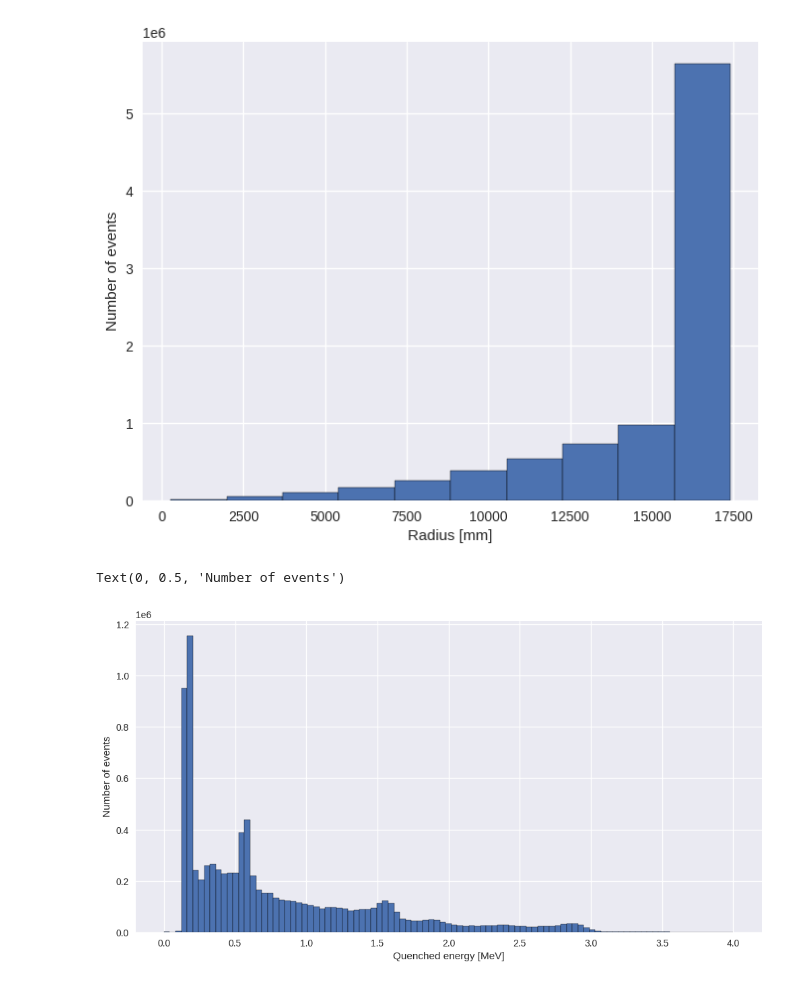
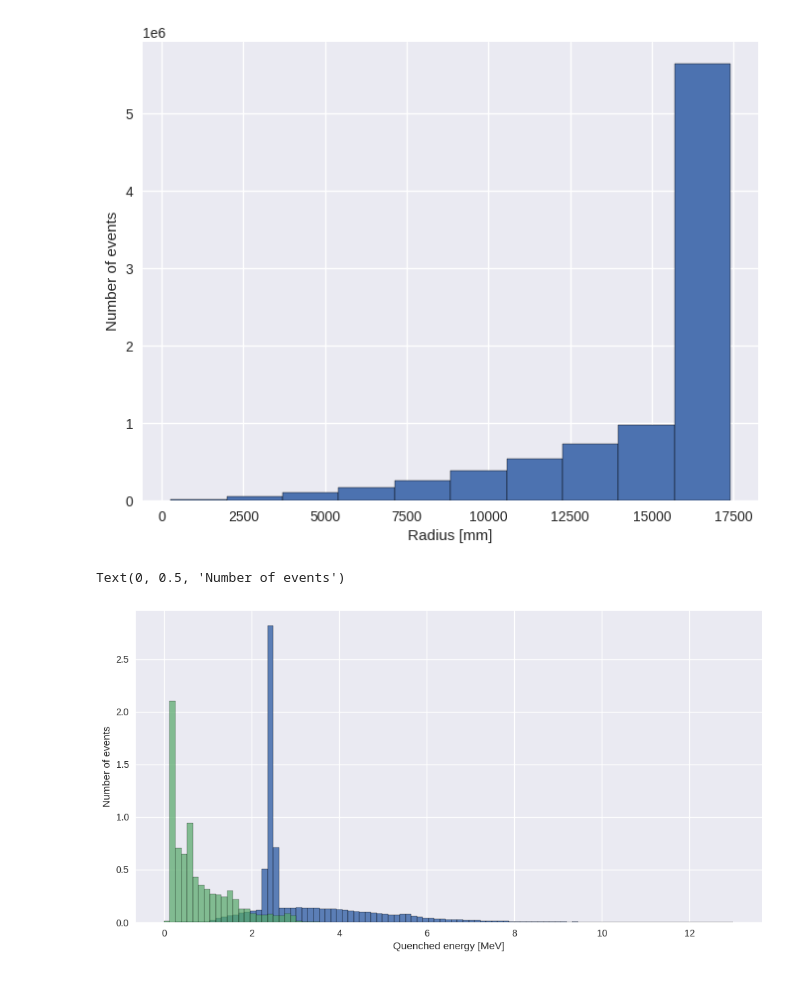
Before and after one commit to Fabiocufino/Thesis, a Jupyter notebook: Analysis/Backgrounds/prelimina_analysis.ipynb, the cells around one changed output. Saved outputs shown, nothing was run; the diff lists cells and outputs as text; code cells hidden in the pictures.

```diff
--- a/Analysis/Backgrounds/prelimina_analysis.ipynb
+++ b/Analysis/Backgrounds/prelimina_analysis.ipynb
@@ -6,7 +7,6 @@ import matplotlib.pyplot as plt
 plt.style.use('seaborn-v0_8')
 plt.rcParams["patch.force_edgecolor"] = True
 # %%
-file = up.open("radioactivity_userfile_1days.root")
+file_BKG = up.open("radioactivity_userfile_1days.root")
 #file = up.open("radioactivity_userfile_7days.root")
-dataset = file['TRec'].arrays(library = 'pd')
-dataset.describe()
+dataset_BKG = file_BKG ['TRec'].arrays(library = 'pd')
@@ -37,10 +27,11 @@ dataset
 | 8841187 | 56.640095 | -290.163574 | -6539.054688 | 0.927343 | 8.639995e+13 |
 8841188 rows × 5 columns
 # %%
-xs_reco = file['TRec']['recx'].array(library = 'np')
-ys_reco = file['TRec']['recy'].array(library = 'np')
-zs_reco = file['TRec']['recz'].array(library = 'np')
-es_reco = file['TRec']['m_QEn'].array(library = 'np')
+xs_reco = file_BKG['TRec']['recx'].array(library = 'np')
+ys_reco = file_BKG['TRec']['recy'].array(library = 'np')
+zs_reco = file_BKG['TRec']['recz'].array(library = 'np')
+es_reco_BKG = file_BKG['TRec']['m_QEn'].array(library = 'np')
+es_reco_IBD = file_IBD['TRec']['m_QEn'].array(library = 'np')
 
 rs_reco = np.sqrt(xs_reco**2 + ys_reco**2 + zs_reco**2)
 # %%
@@ -54,10 +45,12 @@ Text(0, 0.5, 'Number of events')
 [figure]
 # %%
 fig, ax = plt.subplots(figsize = (12,6))
-ax.hist(es_reco, bins = np.linspace(0, 4, 100))
+
+ax.hist(es_reco_IBD, bins = np.linspace(0, 13, 100),  density=True, alpha = 0.9)
+ax.hist(es_reco_BKG,  bins = np.linspace(0, 13, 100),  density=True, alpha = 0.7)
 
 ax.set_xlabel('Quenched energy [MeV]')
 ax.set_ylabel('Number of events')
 # %% [output]
 Text(0, 0.5, 'Number of events')
-[figure, old version]
+[figure, new version]
```
Also changed, not shown: parts of 2 cells of this notebook, 9 other files.
